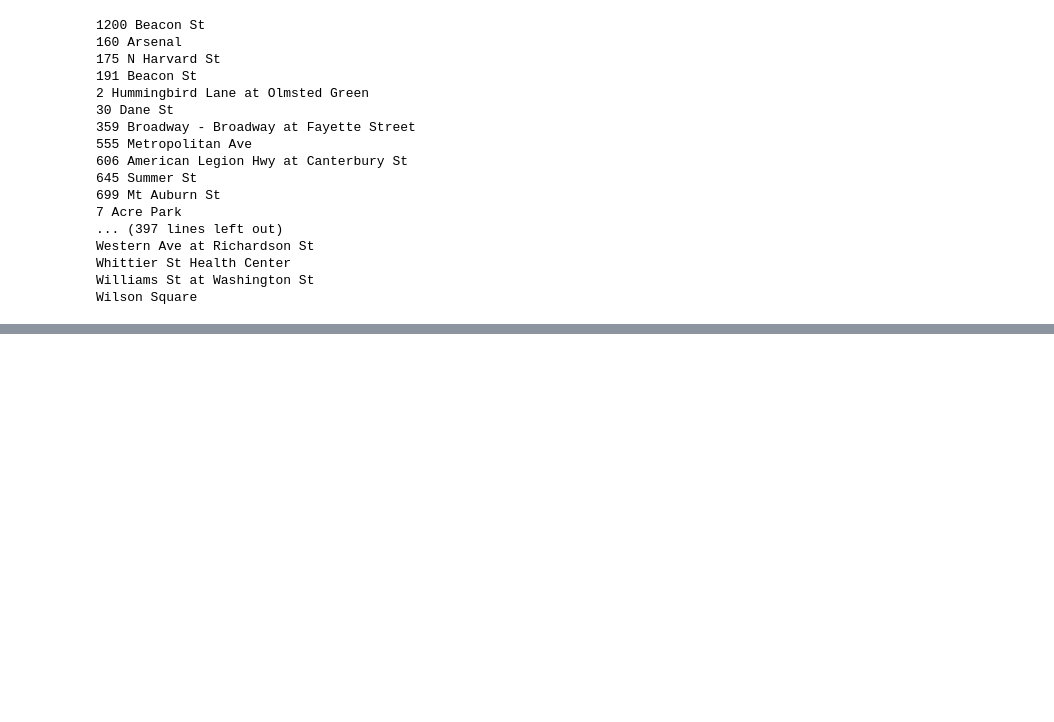
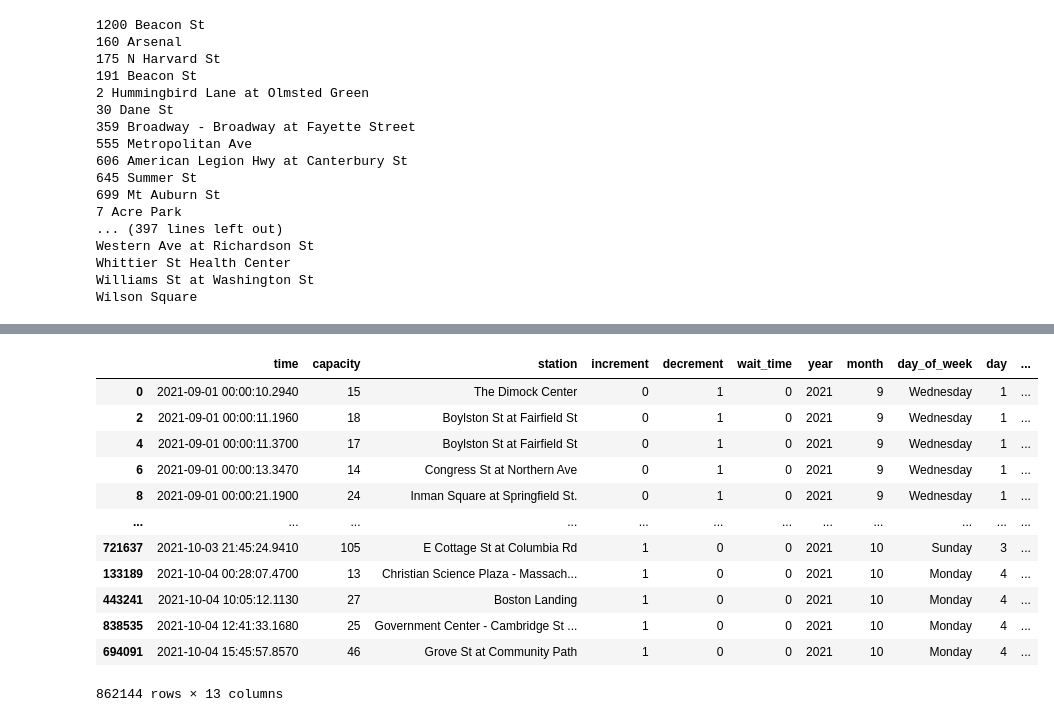
Before and after one commit to rkasar52/Edge, a Jupyter notebook: Semi EDA.ipynb, the cells around one changed output, grey strips where cells are left out. Cells and saved outputs as stored; diff of their text form; code cells hidden in the pictures; blank space fills up the shorter version.

```diff
--- a/Semi EDA.ipynb
+++ b/Semi EDA.ipynb
@@ -179,0 +361,2 @@ Wilson Square
+# %%
+pd_all_data.at[701,'wait_time']=-99
@@ -179,0 +380,16 @@ Wilson Square
+# %%
+pd_all_data.sort_values('time')
+# %% [output]
+|  | time | capacity | station | increment | decrement | wait_time | year | month | day_of_week | day | ... |
+| 0 | 2021-09-01 00:00:10.2940 | 15 | The Dimock Center | 0 | 1 | 0 | 2021 | 9 | Wednesday | 1 | ... |
+| 2 | 2021-09-01 00:00:11.1960 | 18 | Boylston St at Fairfield St | 0 | 1 | 0 | 2021 | 9 | Wednesday | 1 | ... |
+| 4 | 2021-09-01 00:00:11.3700 | 17 | Boylston St at Fairfield St | 0 | 1 | 0 | 2021 | 9 | Wednesday | 1 | ... |
+| 6 | 2021-09-01 00:00:13.3470 | 14 | Congress St at Northern Ave | 0 | 1 | 0 | 2021 | 9 | Wednesday | 1 | ... |
+| 8 | 2021-09-01 00:00:21.1900 | 24 | Inman Square at Springfield St. | 0 | 1 | 0 | 2021 | 9 | Wednesday | 1 | ... |
+| ... | ... | ... | ... | ... | ... | ... | ... | ... | ... | ... | ... |
+| 721637 | 2021-10-03 21:45:24.9410 | 105 | E Cottage St at Columbia Rd | 1 | 0 | 0 | 2021 | 10 | Sunday | 3 | ... |
+| 133189 | 2021-10-04 00:28:07.4700 | 13 | Christian Science Plaza - Massach... | 1 | 0 | 0 | 2021 | 10 | Monday | 4 | ... |
+| 443241 | 2021-10-04 10:05:12.1130 | 27 | Boston Landing | 1 | 0 | 0 | 2021 | 10 | Monday | 4 | ... |
+| 838535 | 2021-10-04 12:41:33.1680 | 25 | Government Center - Cambridge St ... | 1 | 0 | 0 | 2021 | 10 | Monday | 4 | ... |
+| 694091 | 2021-10-04 15:45:57.8570 | 46 | Grove St at Community Path | 1 | 0 | 0 | 2021 | 10 | Monday | 4 | ... |
+862144 rows × 13 columns
```
Also changed, not shown: parts of 17 cells of this notebook.
